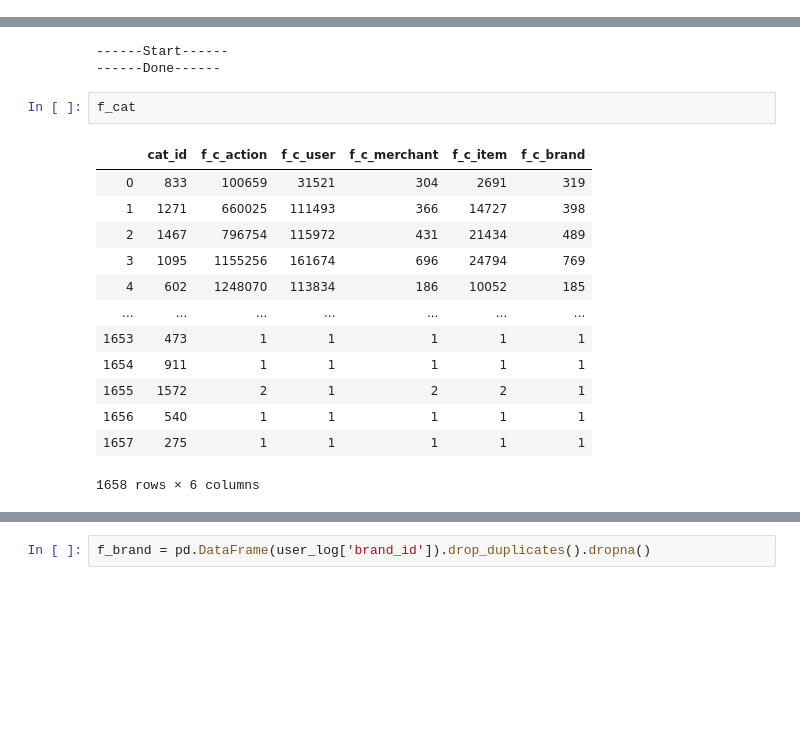
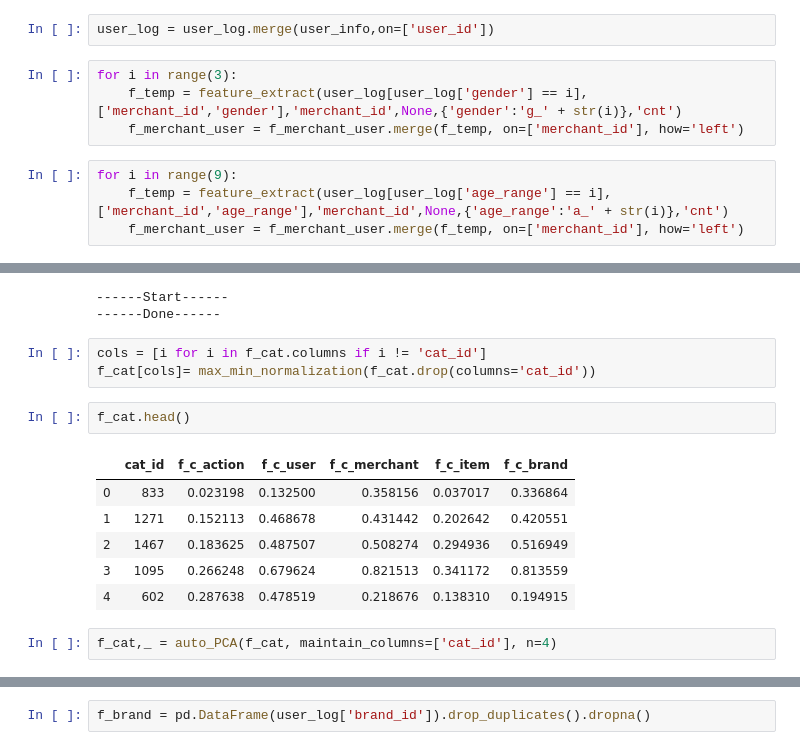
Before and after one commit to sevewing/RepeatBuyers, a Jupyter notebook: RepeatBuyers.ipynb, the cells around one changed output, grey strips where cells are left out. Cells and saved outputs as stored; diff of their text form; blank space fills up the shorter version.

Commit message:
feature extraction

```diff
--- a/RepeatBuyers.ipynb
+++ b/RepeatBuyers.ipynb
@@ -404,0 +393,10 @@ SyntaxError: invalid syntax (<ipython-input-112-b12d6daed545>, line 1)
+# %%
+user_log = user_log.merge(user_info,on=['user_id'])
+# %%
+for i in range(3):
+    f_temp = feature_extract(user_log[user_log['gender'] == i],['merchant_id','gender'],'merchant_id',None,{'gender':'g_' + str(i)},'cnt')
+    f_merchant_user = f_merchant_user.merge(f_temp, on=['merchant_id'], how='left')
+# %%
+for i in range(9):
+    f_temp = feature_extract(user_log[user_log['age_range'] == i],['merchant_id','age_range'],'merchant_id',None,{'age_range':'a_' + str(i)},'cnt')
+    f_merchant_user = f_merchant_user.merge(f_temp, on=['merchant_id'], how='left')
@@ -432,19 +453,17 @@ print('------Done------')
 # %% [output]
 ------Start------
 ------Done------
+# %%
+cols = [i for i in f_cat.columns if i != 'cat_id']
+f_cat[cols]= max_min_normalization(f_cat.drop(columns='cat_id'))
 # %%
-f_cat
+f_cat.head()
 # %% [output]
 |  | cat_id | f_c_action | f_c_user | f_c_merchant | f_c_item | f_c_brand |
-| 0 | 833 | 100659 | 31521 | 304 | 2691 | 319 |
-| 1 | 1271 | 660025 | 111493 | 366 | 14727 | 398 |
-| 2 | 1467 | 796754 | 115972 | 431 | 21434 | 489 |
-| 3 | 1095 | 1155256 | 161674 | 696 | 24794 | 769 |
-| 4 | 602 | 1248070 | 113834 | 186 | 10052 | 185 |
-| ... | ... | ... | ... | ... | ... | ... |
-| 1653 | 473 | 1 | 1 | 1 | 1 | 1 |
-| 1654 | 911 | 1 | 1 | 1 | 1 | 1 |
-| 1655 | 1572 | 2 | 1 | 2 | 2 | 1 |
-| 1656 | 540 | 1 | 1 | 1 | 1 | 1 |
-| 1657 | 275 | 1 | 1 | 1 | 1 | 1 |
+| 0 | 833 | 0.023198 | 0.132500 | 0.358156 | 0.037017 | 0.336864 |
+| 1 | 1271 | 0.152113 | 0.468678 | 0.431442 | 0.202642 | 0.420551 |
+| 2 | 1467 | 0.183625 | 0.487507 | 0.508274 | 0.294936 | 0.516949 |
+| 3 | 1095 | 0.266248 | 0.679624 | 0.821513 | 0.341172 | 0.813559 |
+| 4 | 602 | 0.287638 | 0.478519 | 0.218676 | 0.138310 | 0.194915 |
-1658 rows × 6 columns
+# %%
+f_cat,_ = auto_PCA(f_cat, maintain_columns=['cat_id'], n=4)
```
Also changed, not shown: parts of 74 cells of this notebook.
